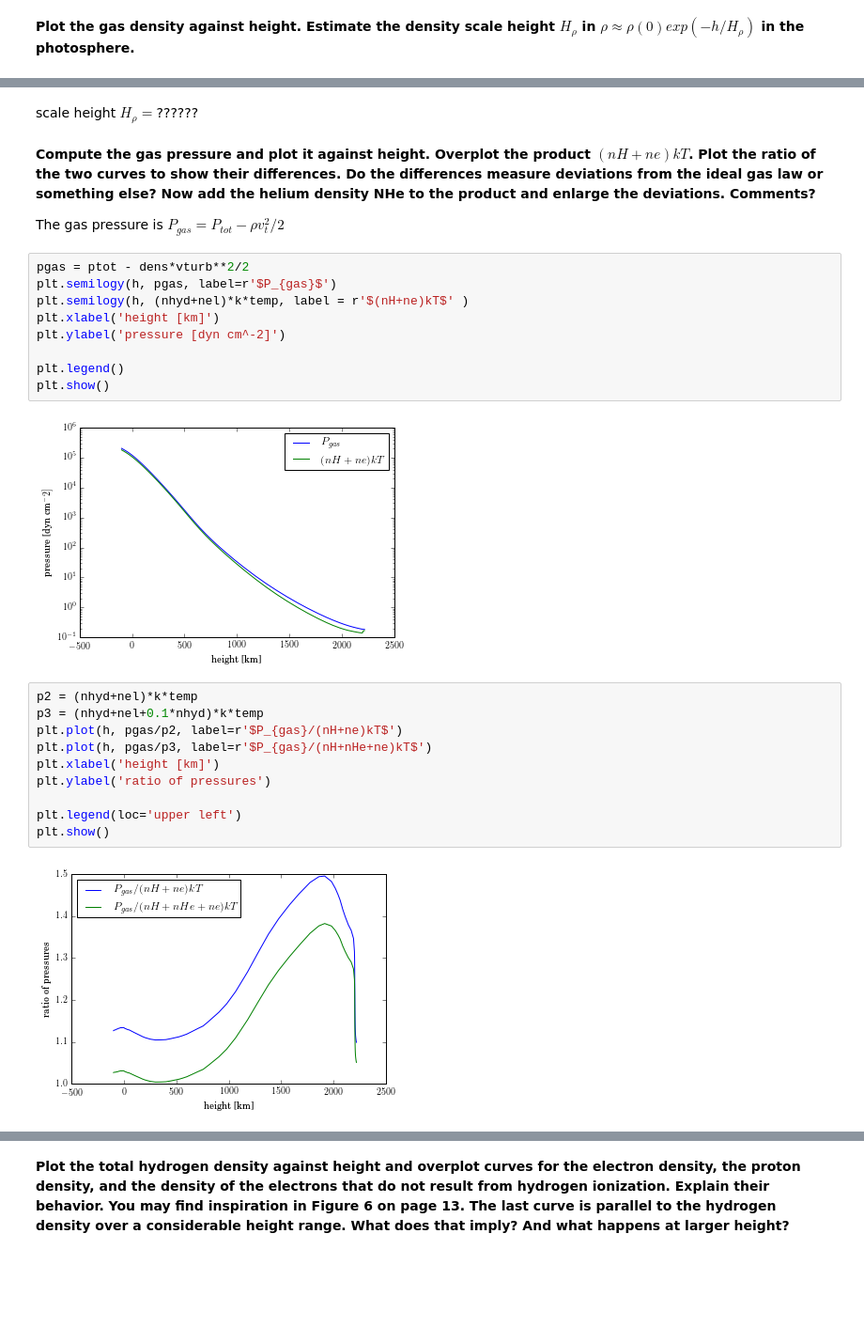
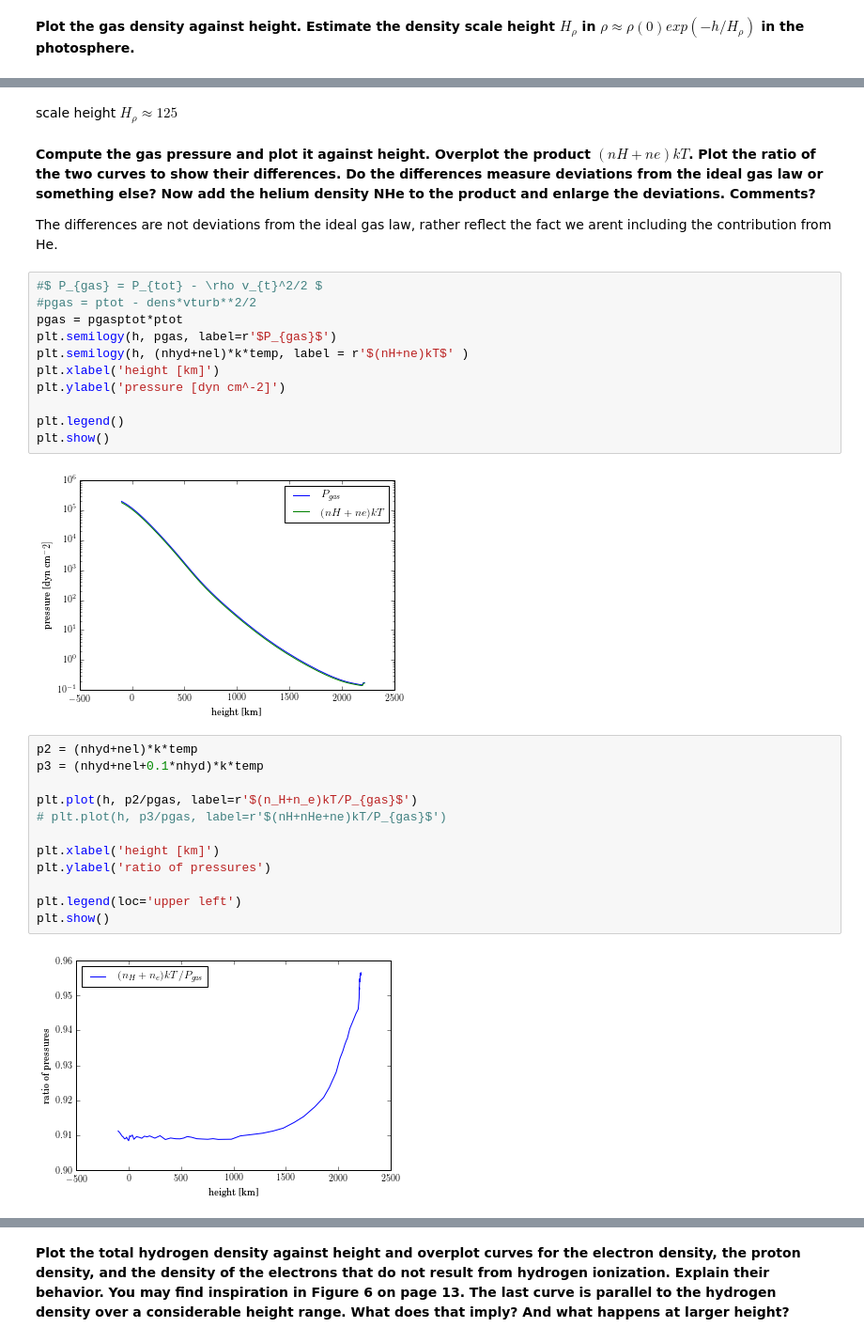
Before and after one commit to mattcwilde/Classes, a Jupyter notebook: ASTR521/HW4/LAB_B1.ipynb, the cells around one changed output, grey strips where cells are left out. Shown at 94% size. Saved outputs shown, nothing was run; the diff lists cells and outputs as text; blank space fills up the shorter version.

```diff
--- a/ASTR521/HW4/LAB_B1.ipynb
+++ b/ASTR521/HW4/LAB_B1.ipynb
@@ -131,11 +142,13 @@ plt.show()
 # %% [markdown]
-scale height $H_{\rho} = $??????
+scale height $H_{\rho} \approx 125$
 # %% [markdown]
 **Compute the gas pressure and plot it against height. Overplot the product $(nH+ne)kT$. Plot the ratio of the two curves to show their differences. Do the differences measure deviations from the ideal gas law or something else? Now add the helium density NHe to the product and enlarge the deviations. Comments?**
 
-The gas pressure is $ P_{gas} = P_{tot} - \rho v_{t}^2/2 $
+The differences are not deviations from the ideal gas law, rather reflect the fact we arent including the contribution from He.
 # %%
-pgas = ptot - dens*vturb**2/2
+#$ P_{gas} = P_{tot} - \rho v_{t}^2/2 $
+#pgas = ptot - dens*vturb**2/2
+pgas = pgasptot*ptot
 plt.semilogy(h, pgas, label=r'$P_{gas}$')
 plt.semilogy(h, (nhyd+nel)*k*temp, label = r'$(nH+ne)kT$' )
 plt.xlabel('height [km]')
@@ -144,16 +157,18 @@ plt.ylabel('pressure [dyn cm^-2]')
 plt.legend()
 plt.show()
 # %% [output]
-[figure, old version]
+[figure, new version]
 # %%
 p2 = (nhyd+nel)*k*temp
 p3 = (nhyd+nel+0.1*nhyd)*k*temp
-plt.plot(h, pgas/p2, label=r'$P_{gas}/(nH+ne)kT$')
-plt.plot(h, pgas/p3, label=r'$P_{gas}/(nH+nHe+ne)kT$')
+
+plt.plot(h, p2/pgas, label=r'$(n_H+n_e)kT/P_{gas}$')
+# plt.plot(h, p3/pgas, label=r'$(nH+nHe+ne)kT/P_{gas}$')
+
 plt.xlabel('height [km]')
 plt.ylabel('ratio of pressures')
 
 plt.legend(loc='upper left')
 plt.show()
 # %% [output]
-[figure, old version]
+[figure, new version]
```
Also changed, not shown: parts of 40 cells of this notebook, 13 other files.
